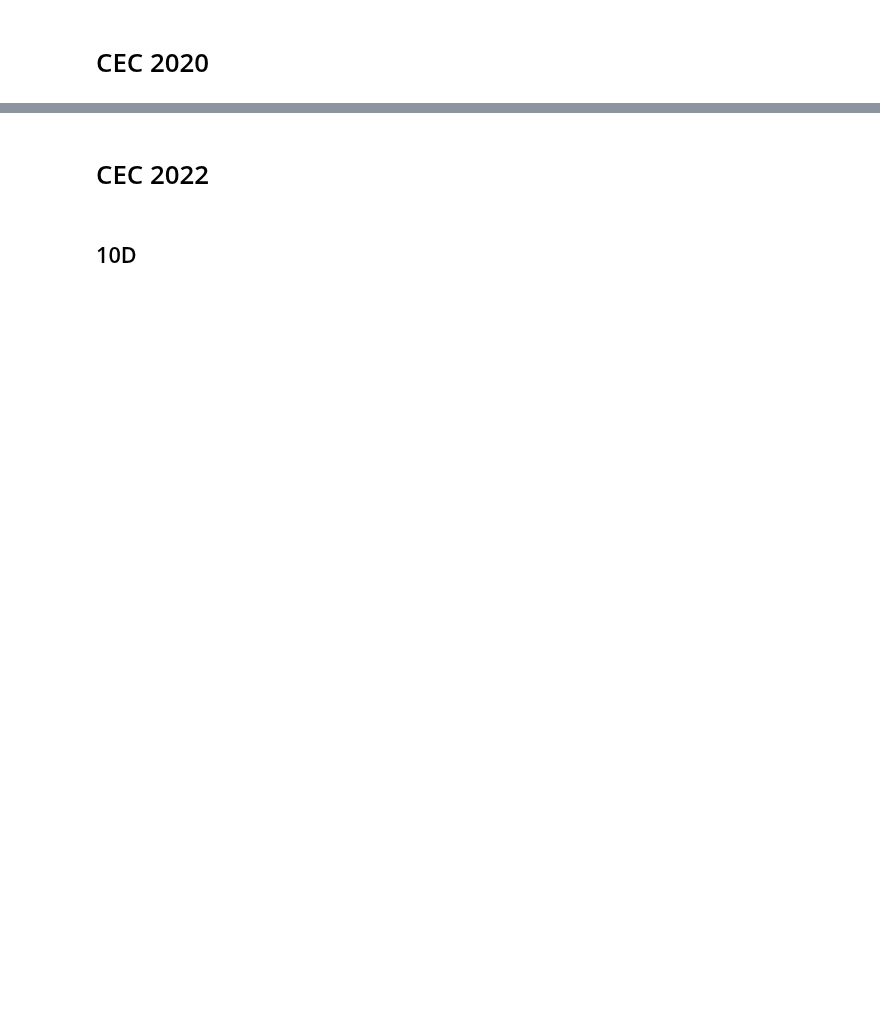
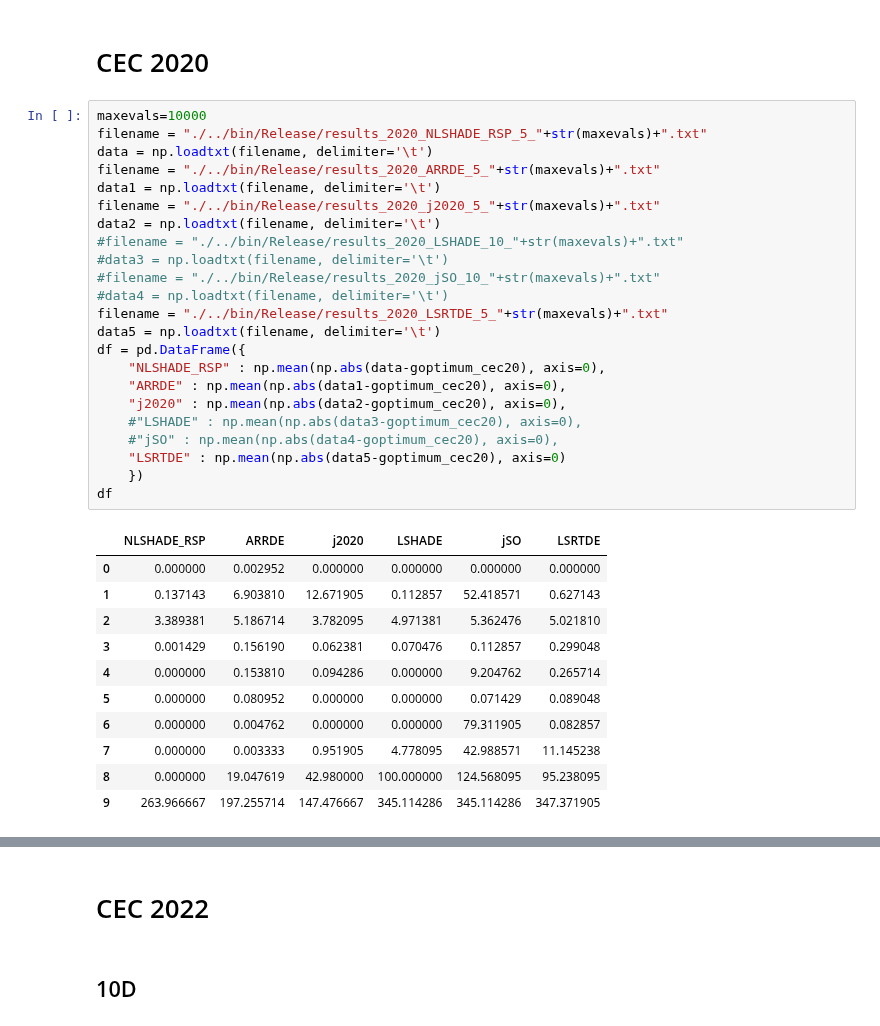
Before and after one commit to khoirulmuzakka/Minion, a Jupyter notebook: examples/cec_comp.ipynb, the cells around one changed output, grey strips where cells are left out. Cells and saved outputs as stored; diff of their text form; blank space fills up the shorter version.

```diff
--- a/examples/cec_comp.ipynb
+++ b/examples/cec_comp.ipynb
@@ -112,2 +191,37 @@ df
 # %% [markdown]
 # CEC 2020
+# %%
+maxevals=10000
+filename = "./../bin/Release/results_2020_NLSHADE_RSP_5_"+str(maxevals)+".txt"
+data = np.loadtxt(filename, delimiter='\t')
+filename = "./../bin/Release/results_2020_ARRDE_5_"+str(maxevals)+".txt"
+data1 = np.loadtxt(filename, delimiter='\t')
+filename = "./../bin/Release/results_2020_j2020_5_"+str(maxevals)+".txt"
+data2 = np.loadtxt(filename, delimiter='\t')
+#filename = "./../bin/Release/results_2020_LSHADE_10_"+str(maxevals)+".txt"
+#data3 = np.loadtxt(filename, delimiter='\t')
+#filename = "./../bin/Release/results_2020_jSO_10_"+str(maxevals)+".txt"
+#data4 = np.loadtxt(filename, delimiter='\t')
+filename = "./../bin/Release/results_2020_LSRTDE_5_"+str(maxevals)+".txt"
+data5 = np.loadtxt(filename, delimiter='\t')
+df = pd.DataFrame({
+    "NLSHADE_RSP" : np.mean(np.abs(data-goptimum_cec20), axis=0),
+    "ARRDE" : np.mean(np.abs(data1-goptimum_cec20), axis=0),
+    "j2020" : np.mean(np.abs(data2-goptimum_cec20), axis=0),
+    #"LSHADE" : np.mean(np.abs(data3-goptimum_cec20), axis=0),
+    #"jSO" : np.mean(np.abs(data4-goptimum_cec20), axis=0),
+    "LSRTDE" : np.mean(np.abs(data5-goptimum_cec20), axis=0)
+    })
+df
+# %% [output]
+|  | NLSHADE_RSP | ARRDE | j2020 | LSHADE | jSO | LSRTDE |
+| 0 | 0.000000 | 0.002952 | 0.000000 | 0.000000 | 0.000000 | 0.000000 |
+| 1 | 0.137143 | 6.903810 | 12.671905 | 0.112857 | 52.418571 | 0.627143 |
+| 2 | 3.389381 | 5.186714 | 3.782095 | 4.971381 | 5.362476 | 5.021810 |
+| 3 | 0.001429 | 0.156190 | 0.062381 | 0.070476 | 0.112857 | 0.299048 |
+| 4 | 0.000000 | 0.153810 | 0.094286 | 0.000000 | 9.204762 | 0.265714 |
+| 5 | 0.000000 | 0.080952 | 0.000000 | 0.000000 | 0.071429 | 0.089048 |
+| 6 | 0.000000 | 0.004762 | 0.000000 | 0.000000 | 79.311905 | 0.082857 |
+| 7 | 0.000000 | 0.003333 | 0.951905 | 4.778095 | 42.988571 | 11.145238 |
+| 8 | 0.000000 | 19.047619 | 42.980000 | 100.000000 | 124.568095 | 95.238095 |
+| 9 | 263.966667 | 197.255714 | 147.476667 | 345.114286 | 345.114286 | 347.371905 |
```
Also changed, not shown: parts of 12 cells of this notebook, 3 other files.
